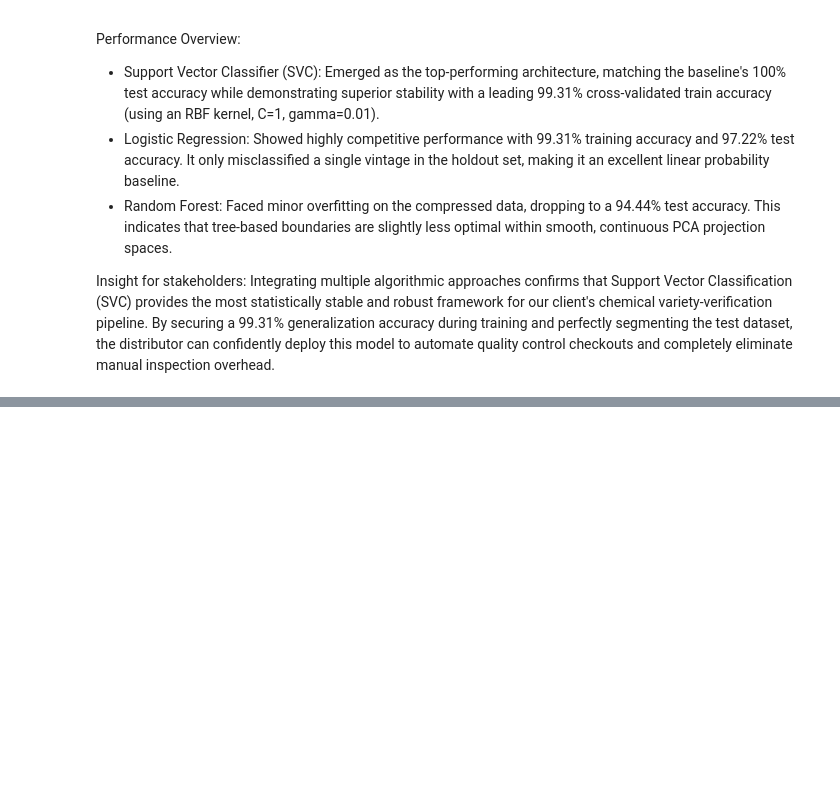
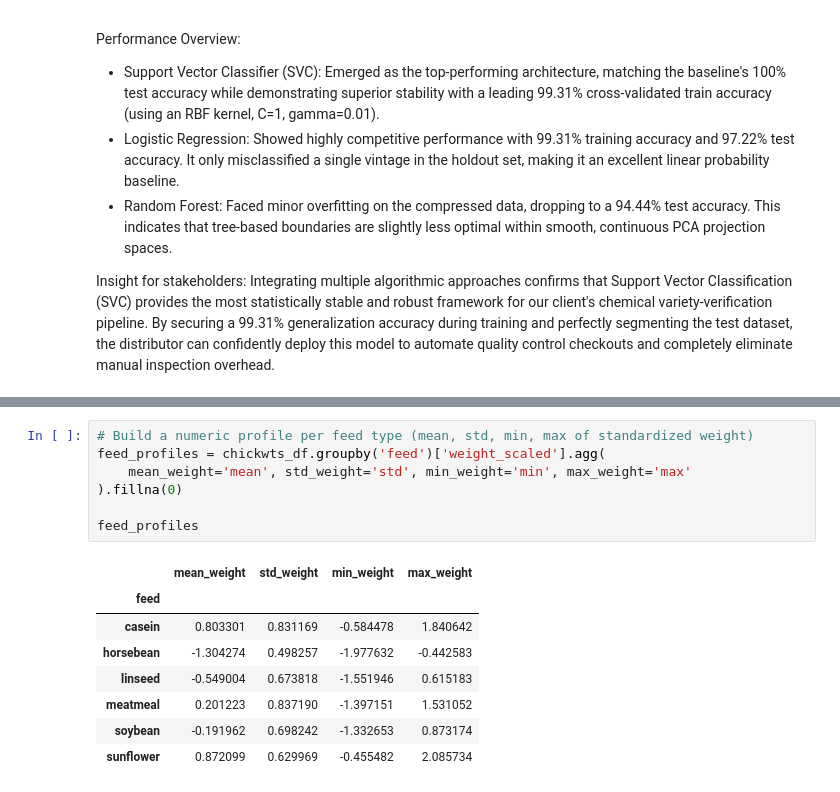
Before and after one commit to Kayce-joy/DataVine-Analytics, a Jupyter notebook: 8.ipynb, the cells around one changed output, grey strips where cells are left out. Cells and saved outputs as stored; diff of their text form; blank space fills up the shorter version.

```diff
--- a/8.ipynb
+++ b/8.ipynb
@@ -396,0 +413,16 @@ Insight for stakeholders: Integrating multiple algorithmic approaches confirms t
+# %%
+# Build a numeric profile per feed type (mean, std, min, max of standardized weight)
+feed_profiles = chickwts_df.groupby('feed')['weight_scaled'].agg(
+    mean_weight='mean', std_weight='std', min_weight='min', max_weight='max'
+).fillna(0)
+
+feed_profiles
+# %% [output]
+|  | mean_weight | std_weight | min_weight | max_weight |
+| feed |  |  |  |  |
+| casein | 0.803301 | 0.831169 | -0.584478 | 1.840642 |
+| horsebean | -1.304274 | 0.498257 | -1.977632 | -0.442583 |
+| linseed | -0.549004 | 0.673818 | -1.551946 | 0.615183 |
+| meatmeal | 0.201223 | 0.837190 | -1.397151 | 1.531052 |
+| soybean | -0.191962 | 0.698242 | -1.332653 | 0.873174 |
+| sunflower | 0.872099 | 0.629969 | -0.455482 | 2.085734 |
```
Also changed, not shown: parts of 10 cells of this notebook.
